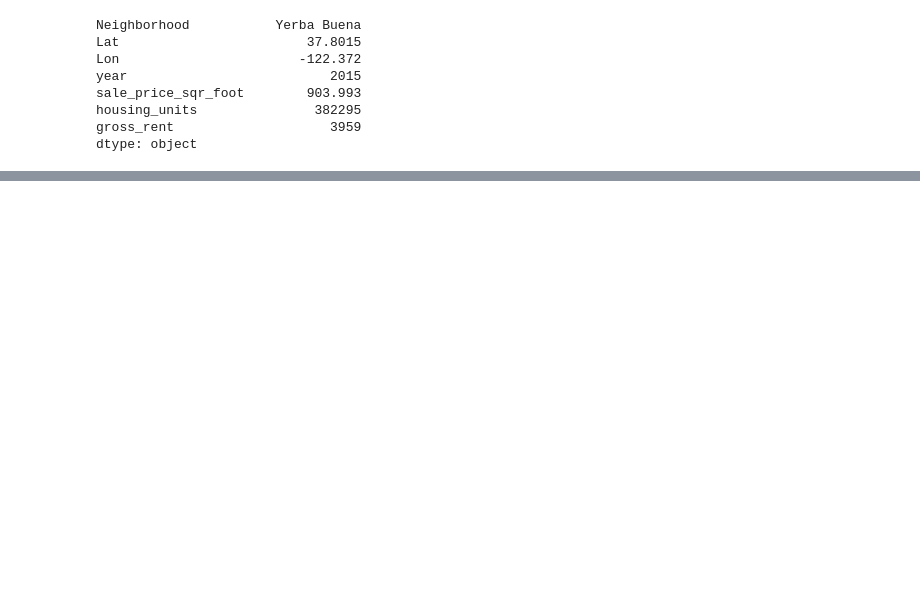
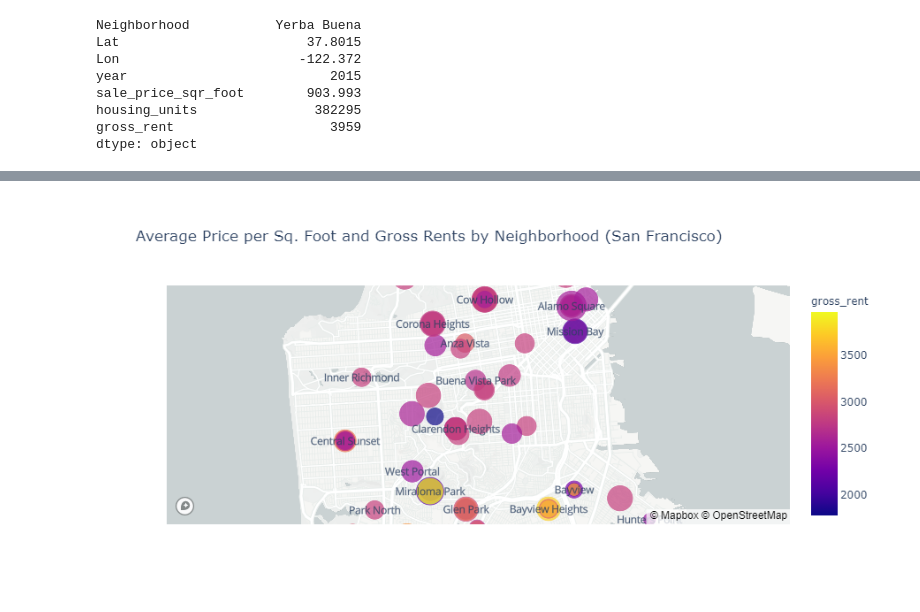
Before and after one commit to sfkonrad/M6_Challenge_Submision, a Jupyter notebook: M6_Challenge_KonradK_san_francisco_housing.ipynb, the cells around one changed output, grey strips where cells are left out. Drawn from its saved outputs; the diff is of its cells as text; code cells hidden in the pictures; blank space fills up the shorter version.

```diff
--- a/M6_Challenge_KonradK_san_francisco_housing.ipynb
+++ b/M6_Challenge_KonradK_san_francisco_housing.ipynb
@@ -572,0 +596,14 @@ Based on the visualizations that you have created, compose a data story that syn
+# %%
+px.scatter_mapbox(
+    all_neighborhoods_df,
+    text='Neighborhood',
+    lat='Lat',
+    lon='Lon',
+    size='sale_price_sqr_foot',
+    color='gross_rent',
+    size_max=25,
+    zoom=11,
+    title='Average Price per Sq. Foot and Gross Rents by Neighborhood (San Francisco)'
+)
+# %% [output]
+[figure, added]
```
Also changed, not shown: parts of 13 cells of this notebook.
